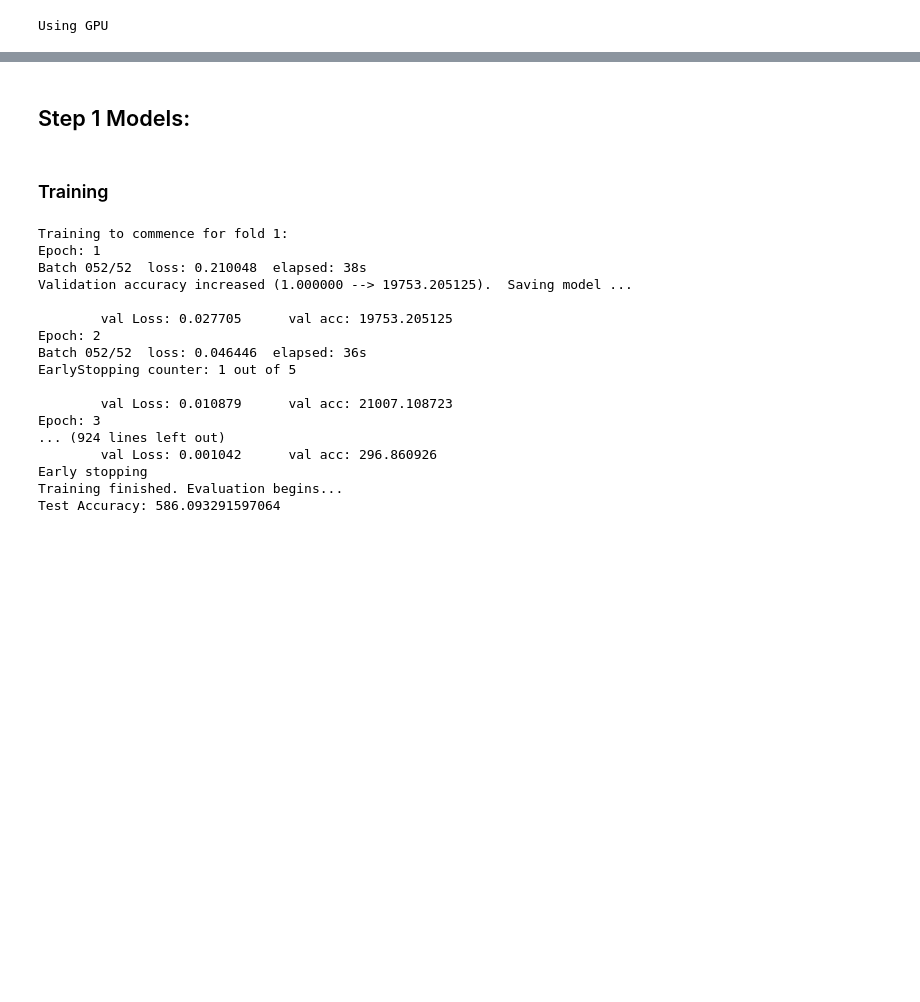
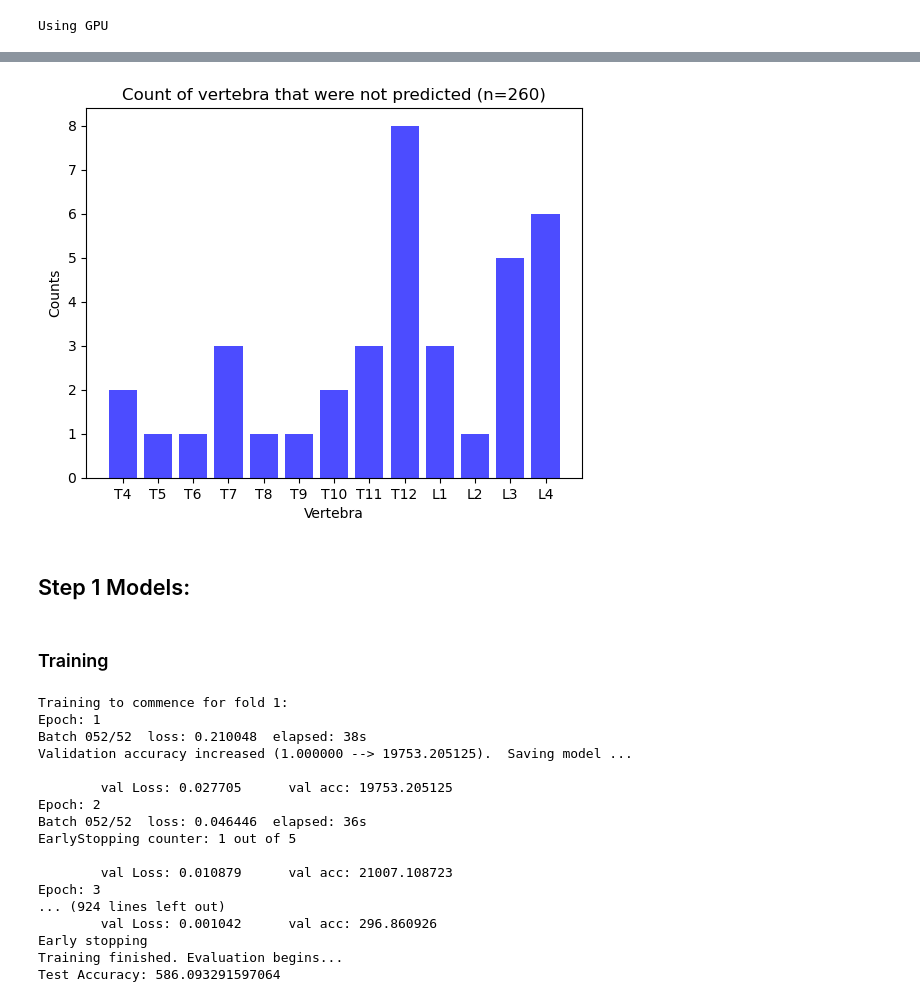
Before and after one commit to RedmondLabUCD/vertebra-identification, a Jupyter notebook: LM_README_3.ipynb, the cells around one changed output, grey strips where cells are left out. Drawn from its saved outputs; the diff is of its cells as text; code cells hidden in the pictures; blank space fills up the shorter version.

```diff
--- a/LM_README_3.ipynb
+++ b/LM_README_3.ipynb
@@ -55,0 +99,4 @@ Fold 10
+# %%
+count_and_plot(missing,title_name='Count of vertebra that were not predicted (n=260)')
+# %% [output]
+[figure, added]
```
Also changed, not shown: parts of 9 cells of this notebook, 3 other files.
